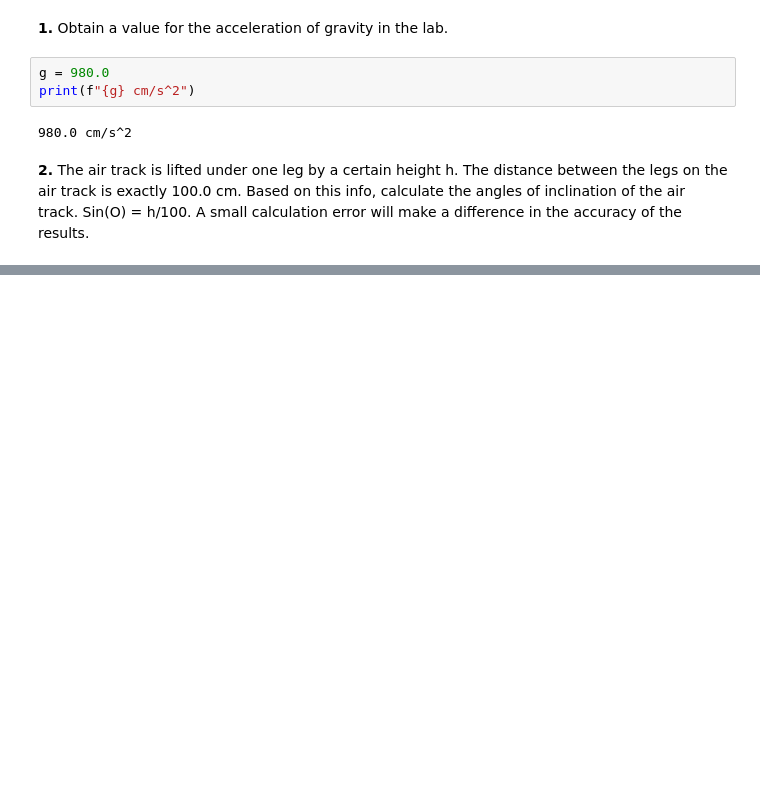
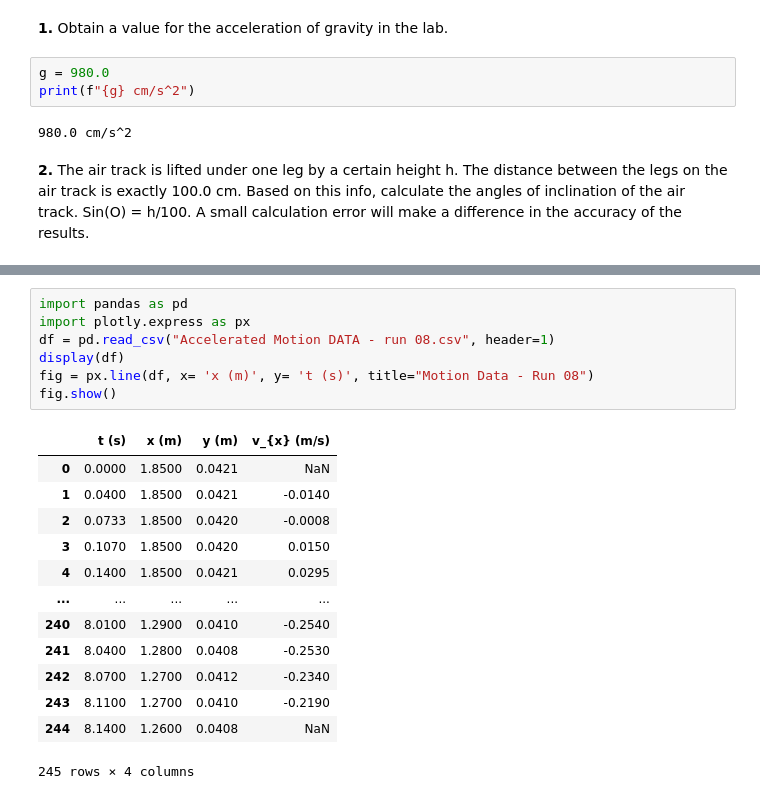
Before and after one commit to Abdmohaali/2023-Summer-Interns, a Jupyter notebook: 07-Lab03/Lab03.ipynb, the cells around one changed output, grey strips where cells are left out. Saved outputs shown, nothing was run; the diff lists cells and outputs as text; blank space fills up the shorter version.

```diff
--- a/07-Lab03/Lab03.ipynb
+++ b/07-Lab03/Lab03.ipynb
@@ -52,0 +128,21 @@ table = {
+# %%
+import pandas as pd
+import plotly.express as px
+df = pd.read_csv("Accelerated Motion DATA - run 08.csv", header=1)
+display(df)
+fig = px.line(df, x= 'x (m)', y= 't (s)', title="Motion Data - Run 08")
+fig.show()
+# %% [output]
+|  | t (s) | x (m) | y (m) | v_{x} (m/s) |
+| 0 | 0.0000 | 1.8500 | 0.0421 | NaN |
+| 1 | 0.0400 | 1.8500 | 0.0421 | -0.0140 |
+| 2 | 0.0733 | 1.8500 | 0.0420 | -0.0008 |
+| 3 | 0.1070 | 1.8500 | 0.0420 | 0.0150 |
+| 4 | 0.1400 | 1.8500 | 0.0421 | 0.0295 |
+| ... | ... | ... | ... | ... |
+| 240 | 8.0100 | 1.2900 | 0.0410 | -0.2540 |
+| 241 | 8.0400 | 1.2800 | 0.0408 | -0.2530 |
+| 242 | 8.0700 | 1.2700 | 0.0412 | -0.2340 |
+| 243 | 8.1100 | 1.2700 | 0.0410 | -0.2190 |
+| 244 | 8.1400 | 1.2600 | 0.0408 | NaN |
+245 rows × 4 columns
```
Also changed, not shown: parts of 11 cells of this notebook.
